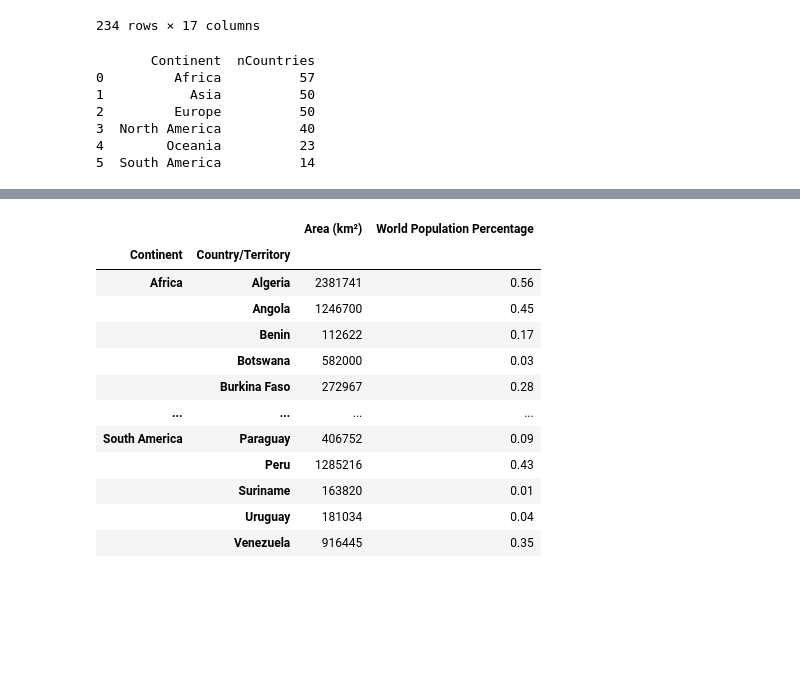
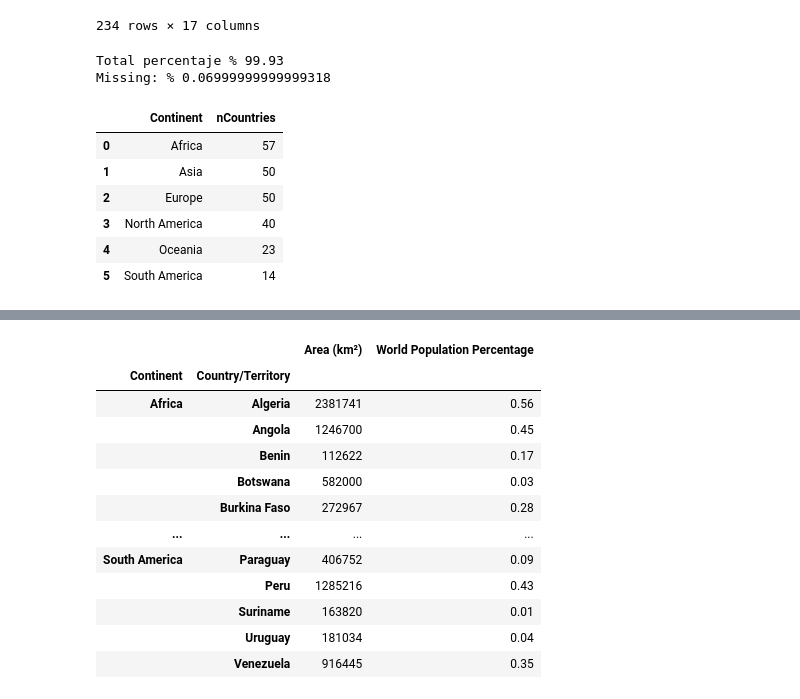
Before and after one commit to PablomxH/Population-Data-Analysis-Using-Python, a Jupyter notebook: analysis.ipynb, the cells around one changed output, grey strips where cells are left out. Cells and saved outputs as stored; diff of their text form; code cells hidden in the pictures; blank space fills up the shorter version.

```diff
--- a/analysis.ipynb
+++ b/analysis.ipynb
@@ -67,20 +69,27 @@ population.drop_duplicates(keep='last')
 | 232 | 63 | ZMB | Zambia | Lusaka | Africa | 20017675 | 18927715 | ... |
 | 233 | 74 | ZWE | Zimbabwe | Harare | Africa | 16320537 | 15669666 | ... |
 234 rows × 17 columns
-# %%
-#First, analysis of csv
-#Density
-table=population['Continent'].value_counts()
-df_continents=pd.DataFrame({'Continent':table.index,'nCountries':table.values})
-print(df_continents)
-
-
-#We have a dataFrame with 6 continents and how many countries it has every continent
-# %% [output]
-       Continent  nCountries
-0         Africa          57
-1           Asia          50
-2         Europe          50
-3  North America          40
-4        Oceania          23
-5  South America          14
+# %%
+#Checking world percentaje
+print('Total percentaje % ' + str(population['World Population Percentage'].sum()) )
+print('Missing: % ' + str(100-population['World Population Percentage'].sum()))
+# %% [output]
+Total percentaje % 99.93
+Missing: % 0.06999999999999318
+# %%
+#First, extract of csv
+#Density
+table=population['Continent'].value_counts()
+df_continents=pd.DataFrame({'Continent':table.index,'nCountries':table.values})
+display(df_continents)
+
+
+#We have a dataFrame with 6 continents and how many countries it has every continent
+# %% [output]
+|  | Continent | nCountries |
+| 0 | Africa | 57 |
+| 1 | Asia | 50 |
+| 2 | Europe | 50 |
+| 3 | North America | 40 |
+| 4 | Oceania | 23 |
+| 5 | South America | 14 |
```
Also changed, not shown: parts of 5 cells of this notebook.
